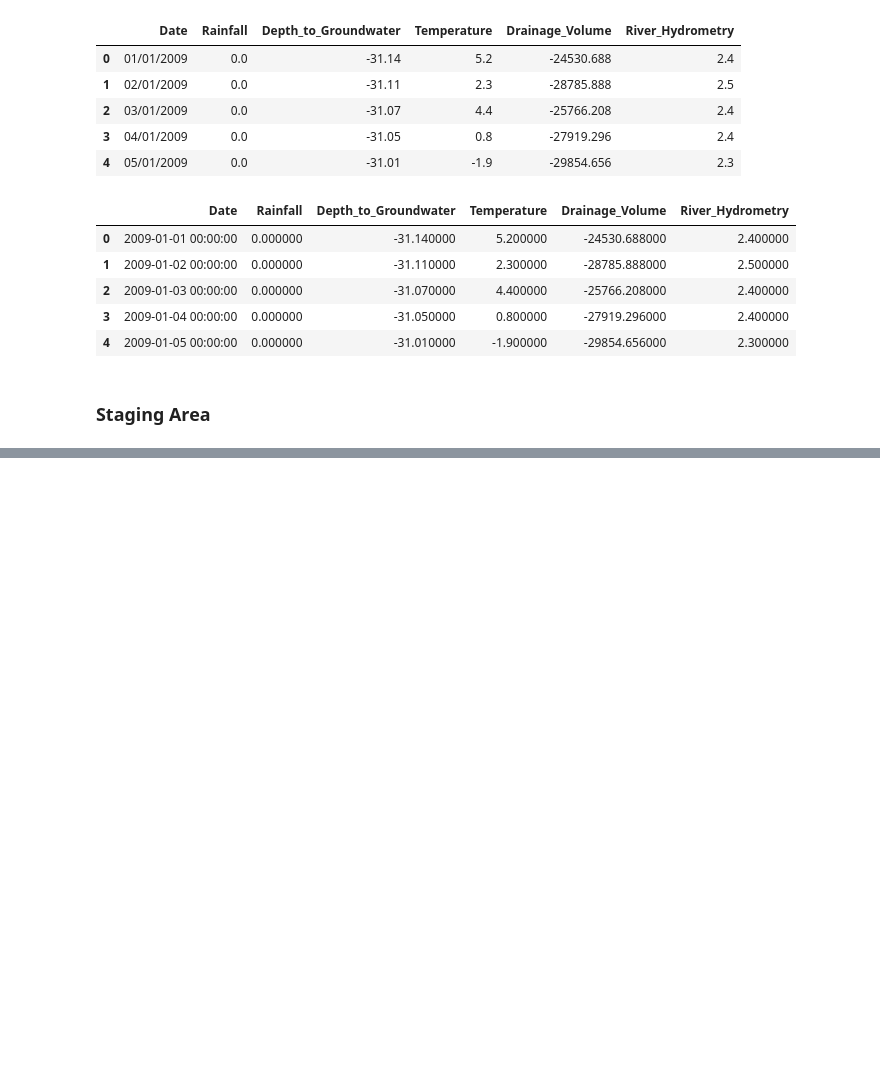
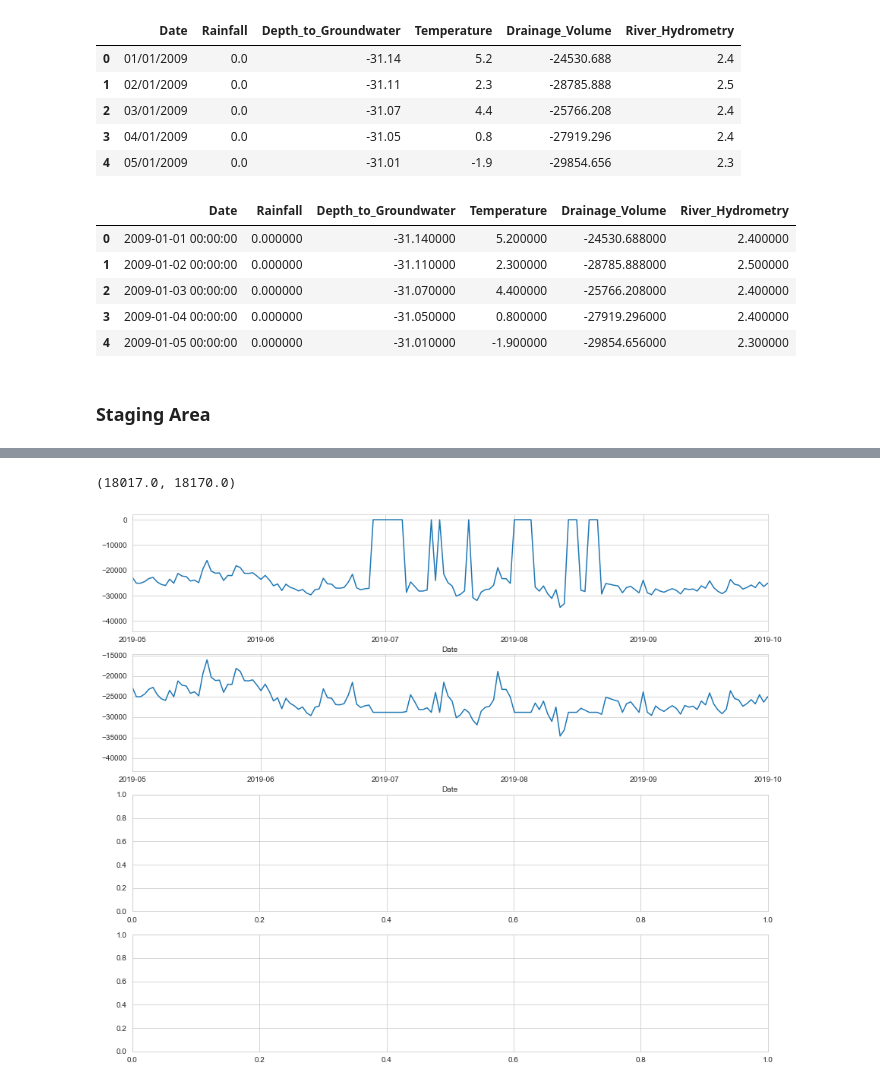
Before and after one commit to AshlanH/water_analytics, a Jupyter notebook: Aquifer_Petrignano_test_stage.ipynb, the cells around one changed output, grey strips where cells are left out. Cells and saved outputs as stored; diff of their text form; code cells hidden in the pictures; blank space fills up the shorter version.

```diff
--- a/Aquifer_Petrignano_test_stage.ipynb
+++ b/Aquifer_Petrignano_test_stage.ipynb
@@ -84,0 +127,22 @@ sns.lineplot(
+# %%
+f, ax = plt.subplots(nrows=4, ncols=1, figsize=(15, 13))
+sns.lineplot(
+    data = df,
+    x = df.Date,
+    y = np.where(df.Drainage_Volume.isna(), 0, df.Drainage_Volume),
+    ax = ax[0]
+)
+
+sns.lineplot(
+    data = df,
+    x = df.Date,
+    y = np.where(df.Drainage_Volume.isna(), df.Drainage_Volume.mean(), df.Drainage_Volume),
+    ax = ax[1]
+)
+
+
+ax[0].set_xlim([date(2019, 5, 1), date(2019, 10, 1)])
+ax[1].set_xlim([date(2019, 5, 1), date(2019, 10, 1)])
+# %% [output]
+(18017.0, 18170.0)
+[figure, added]
```
Also changed, not shown: parts of 11 cells of this notebook.
